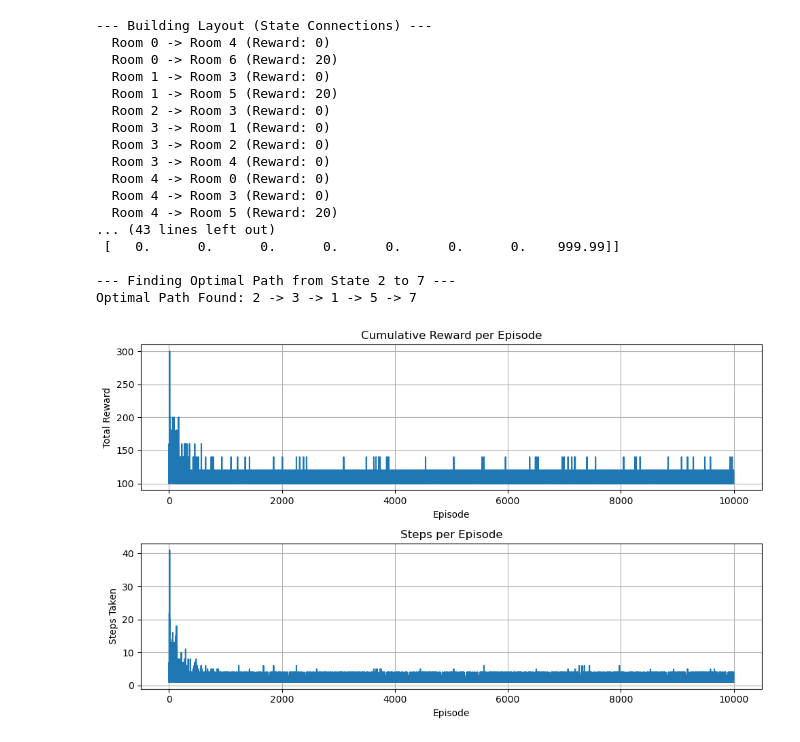
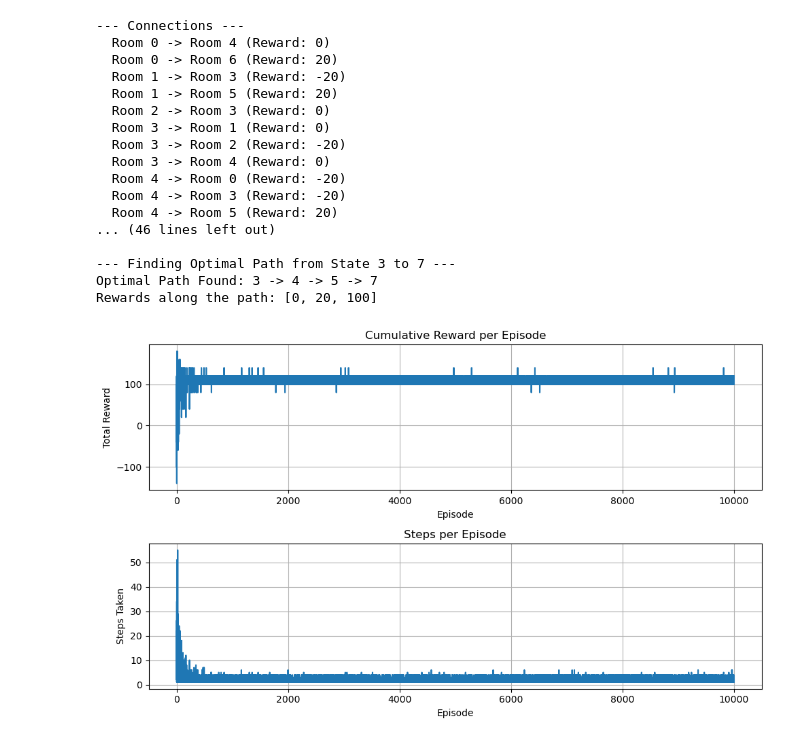
Before and after one commit to mush-abd/AIC4970, a Jupyter notebook: P3_N_door.ipynb, the cells around one changed output. Drawn from its saved outputs; the diff is of its cells as text; code cells hidden in the pictures.

```diff
--- a/P3_N_door.ipynb
+++ b/P3_N_door.ipynb
@@ -198,54 +150,55 @@ def plot_metrics(rewards_per_episode, steps_per_episode):
 # %%
 
 if __name__ == "__main__":
+
     # Define environment parameters
     GOAL_STATE = 7
-    START_STATE = 2 # Example start state
+    START_STATE = 3 # Example start state
 
     # Define the environment directly as an 8x8 reward matrix.
     # Rows are the current state, columns are the next state (action).
     # -1 represents a wall (invalid move).
 
     reward_matrix = np.array([
         # Actions (Next State)
-        # 0   1    2    3    4    5    6     7
-        [-1, -1,  -1,  -1,   0,  -1,  20,   -1], # State 0
-        [-1, -1,  -1,   0,  -1,  20,  -1,   -1], # State 1
-        [-1, -1,  -1,   0,  -1,  -1,  -1,   -1], # State 2
-        [-1,  0,   0,  -1,   0,  -1,  -1,   -1], # State 3
-        [ 0, -1,  -1,   0,  -1,  20,  -1,   -1], # State 4
-        [-1,  0,  -1,  -1,   0,  -1,  20,  100], # State 5
-        [ 0, -1,  -1,  -1,  -1,  20,  -1,  100], # State 6
-        [-1, -1,  -1,  -1,  -1,  -1,  -1,  100]  # State 7
+        #  0    1    2    3    4    5    6    7
+        [ -1,  -1,  -1,  -1,   0,  -1,  20,  -1], # State 0
+        [ -1,  -1,  -1, -20,  -1,  20,  -1,  -1], # State 1
+        [ -1,  -1,  -1,   0,  -1,  -1,  -1,  -1], # State 2
+        [ -1,   0, -20,  -1,   0,  -1,  -1,  -1], # State 3
+        [-20,  -1,  -1, -20,  -1,  20,  -1,  -1], # State 4
+        [ -1, -20,  -1,  -1, -20,  -1,  20, 100], # State 5
+        [-20,  -1,  -1,  -1,  -1,  20,  -1, 100], # State 6
+        [ -1,  -1,  -1,  -1,  -1, -20, -20, 100]  # State 7
     ])
 
     # Visualize the environment in text format before training
-    print_environment_text(reward_matrix)
+    environment(reward_matrix)
 
     # Train the agent
-    trained_agent, episode_rewards, episode_steps = train_agent(reward_matrix, n_episodes=10000, goal_state=GOAL_STATE)
+    trained_agent, episode_rewards, episode_steps = train(reward_matrix, n_episodes=10000, goal_state=GOAL_STATE)
 
     # Find and print the optimal path
     find_optimal_path(trained_agent, START_STATE, GOAL_STATE, reward_matrix)
 
     # Plot the learning progress
     plot_metrics(episode_rewards, episode_steps)
 # %% [output]
---- Building Layout (State Connections) ---
+--- Connections ---
   Room 0 -> Room 4 (Reward: 0)
   Room 0 -> Room 6 (Reward: 20)
-  Room 1 -> Room 3 (Reward: 0)
+  Room 1 -> Room 3 (Reward: -20)
   Room 1 -> Room 5 (Reward: 20)
   Room 2 -> Room 3 (Reward: 0)
   Room 3 -> Room 1 (Reward: 0)
-  Room 3 -> Room 2 (Reward: 0)
+  Room 3 -> Room 2 (Reward: -20)
   Room 3 -> Room 4 (Reward: 0)
-  Room 4 -> Room 0 (Reward: 0)
-  Room 4 -> Room 3 (Reward: 0)
+  Room 4 -> Room 0 (Reward: -20)
+  Room 4 -> Room 3 (Reward: -20)
   Room 4 -> Room 5 (Reward: 20)
-... (43 lines left out)
- [   0.      0.      0.      0.      0.      0.      0.    999.99]]
+... (46 lines left out)
 
---- Finding Optimal Path from State 2 to 7 ---
-Optimal Path Found: 2 -> 3 -> 1 -> 5 -> 7
+--- Finding Optimal Path from State 3 to 7 ---
+Optimal Path Found: 3 -> 4 -> 5 -> 7
+Rewards along the path: [0, 20, 100]
-[figure, old version]
+[figure, new version]
```
Also changed, not shown: parts of 2 cells of this notebook, 1 other file.
